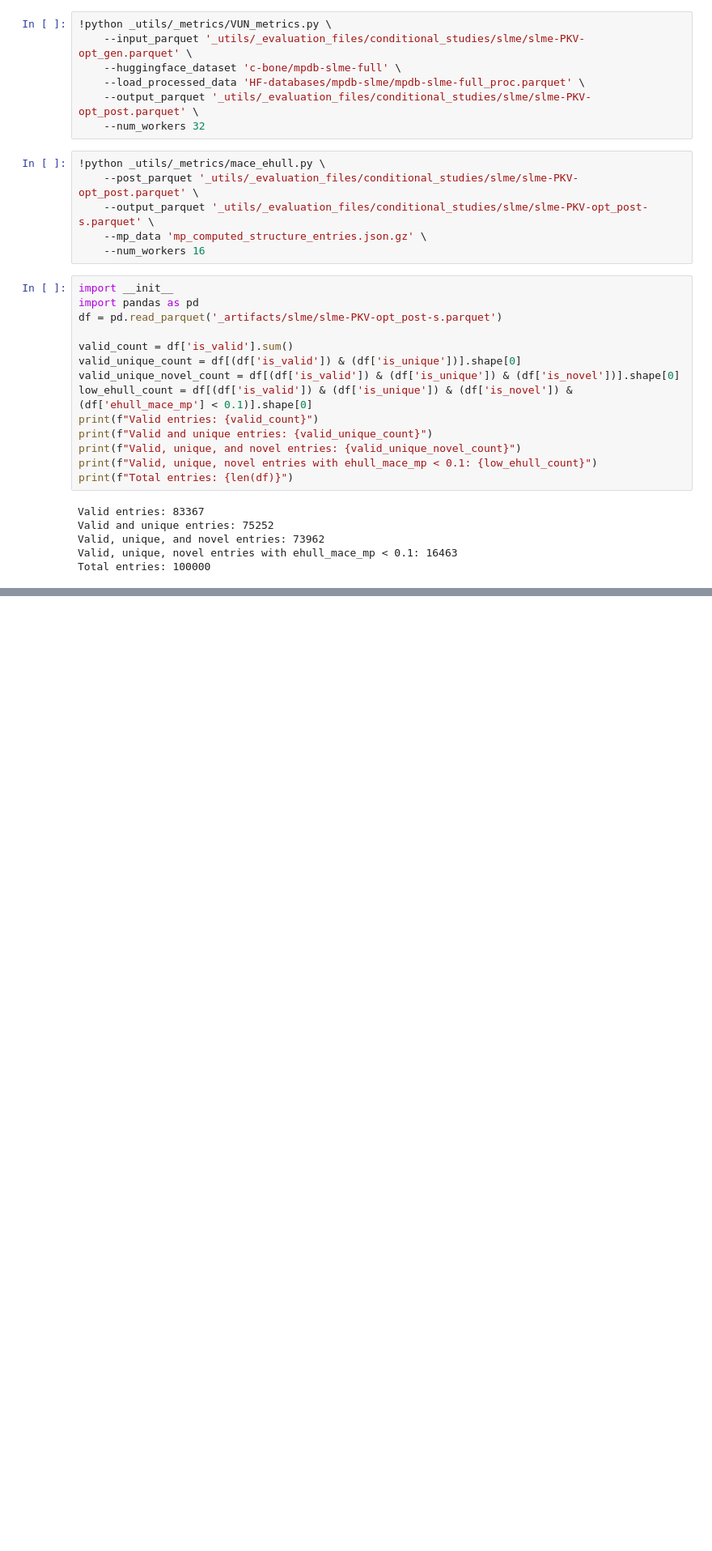
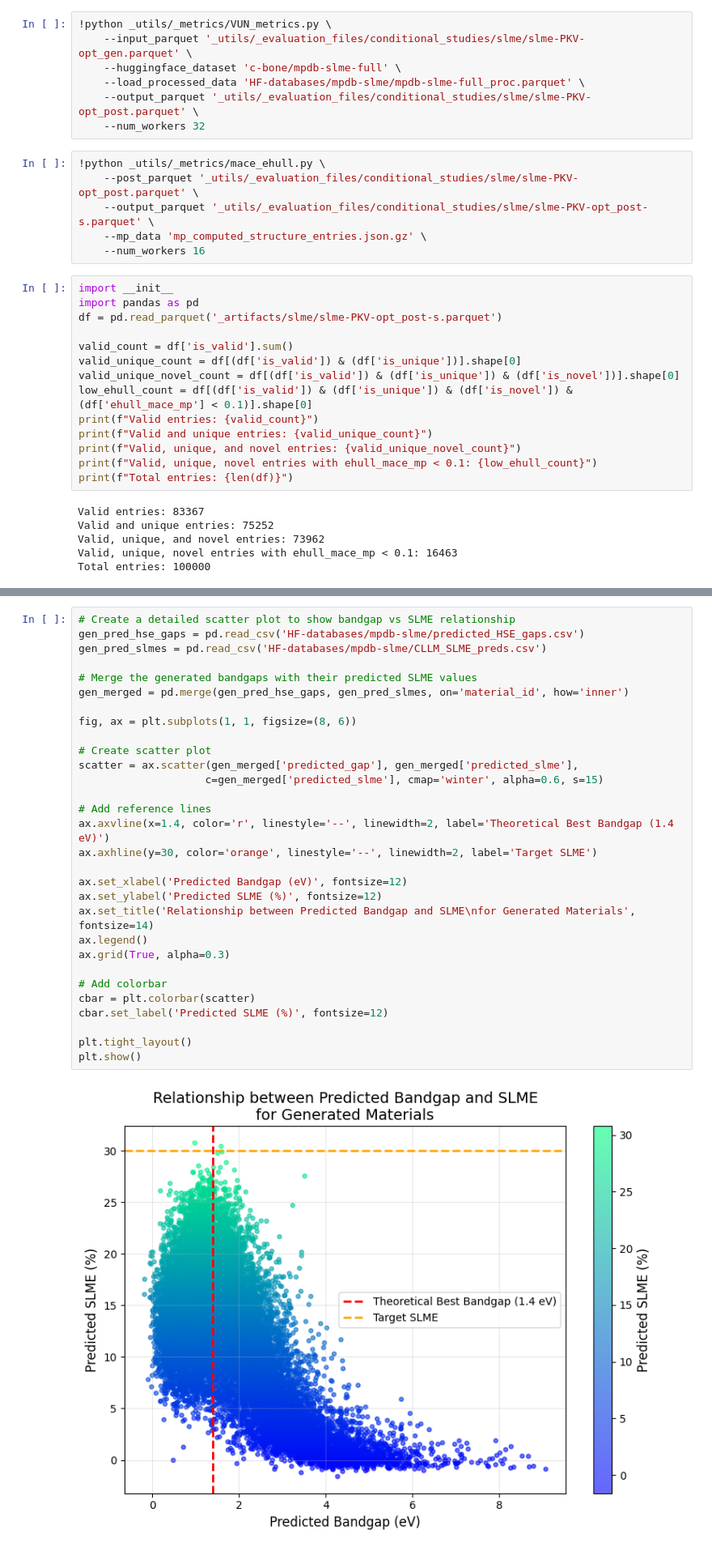
Before and after one commit to C-Bone-UCL/CrystaLLM-pi, a Jupyter notebook: notebooks/X_SLME.ipynb, the cells around one changed output, grey strips where cells are left out. Shown at 81% size. Saved outputs shown, nothing was run; the diff lists cells and outputs as text; blank space fills up the shorter version.

```diff
--- a/notebooks/X_SLME.ipynb
+++ b/notebooks/X_SLME.ipynb
@@ -198,0 +232,32 @@ Total entries: 100000
+# %%
+# Create a detailed scatter plot to show bandgap vs SLME relationship
+gen_pred_hse_gaps = pd.read_csv('HF-databases/mpdb-slme/predicted_HSE_gaps.csv')
+gen_pred_slmes = pd.read_csv('HF-databases/mpdb-slme/CLLM_SLME_preds.csv')
+
+# Merge the generated bandgaps with their predicted SLME values
+gen_merged = pd.merge(gen_pred_hse_gaps, gen_pred_slmes, on='material_id', how='inner')
+
+fig, ax = plt.subplots(1, 1, figsize=(8, 6))
+
+# Create scatter plot
+scatter = ax.scatter(gen_merged['predicted_gap'], gen_merged['predicted_slme'],
+                    c=gen_merged['predicted_slme'], cmap='winter', alpha=0.6, s=15)
+
+# Add reference lines
+ax.axvline(x=1.4, color='r', linestyle='--', linewidth=2, label='Theoretical Best Bandgap (1.4 eV)')
+ax.axhline(y=30, color='orange', linestyle='--', linewidth=2, label='Target SLME')
+
+ax.set_xlabel('Predicted Bandgap (eV)', fontsize=12)
+ax.set_ylabel('Predicted SLME (%)', fontsize=12)
+ax.set_title('Relationship between Predicted Bandgap and SLME\nfor Generated Materials', fontsize=14)
+ax.legend()
+ax.grid(True, alpha=0.3)
+
+# Add colorbar
+cbar = plt.colorbar(scatter)
+cbar.set_label('Predicted SLME (%)', fontsize=12)
+
+plt.tight_layout()
+plt.show()
+# %% [output]
+[figure, added]
```
Also changed, not shown: parts of 5 cells of this notebook, 36 other files.
